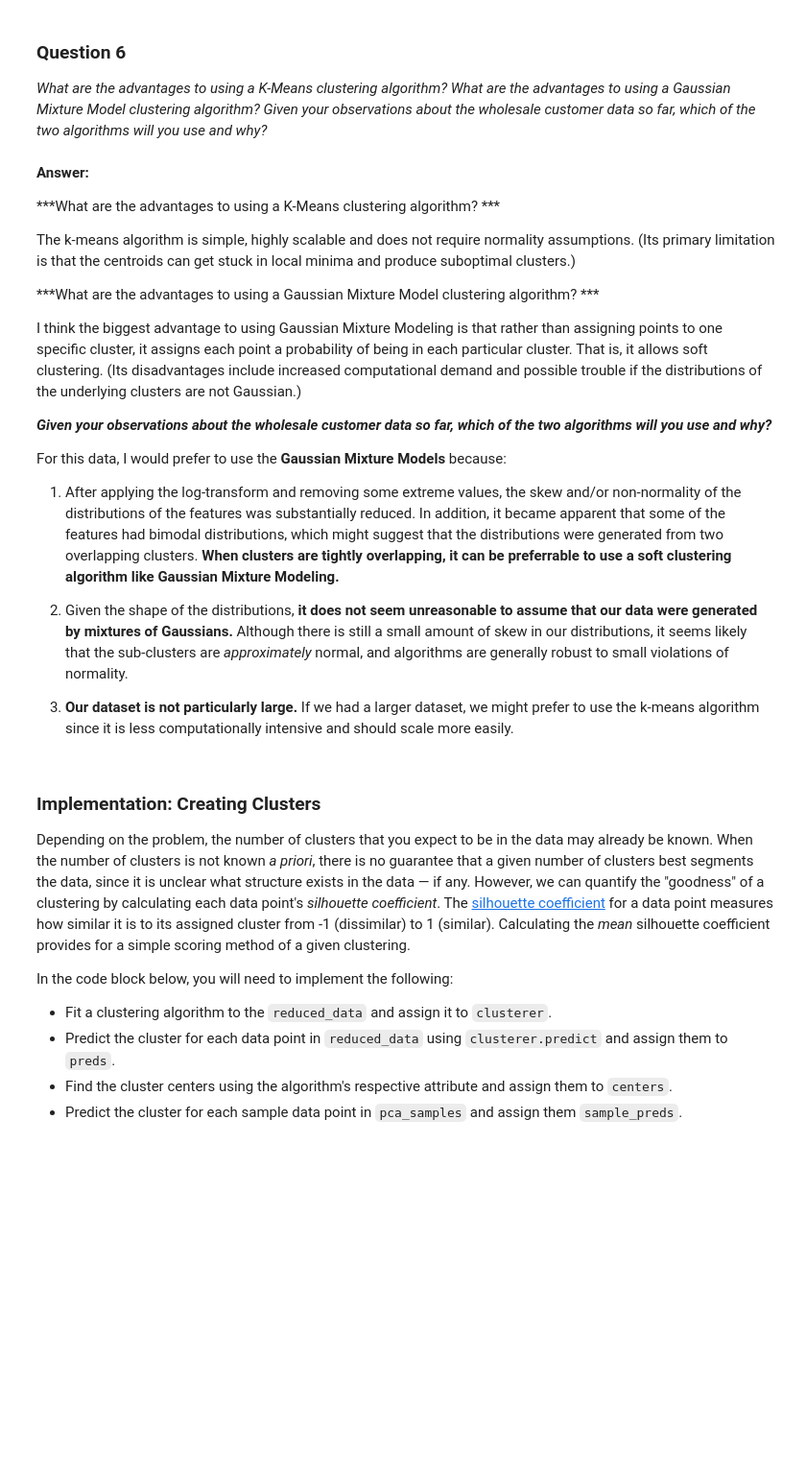
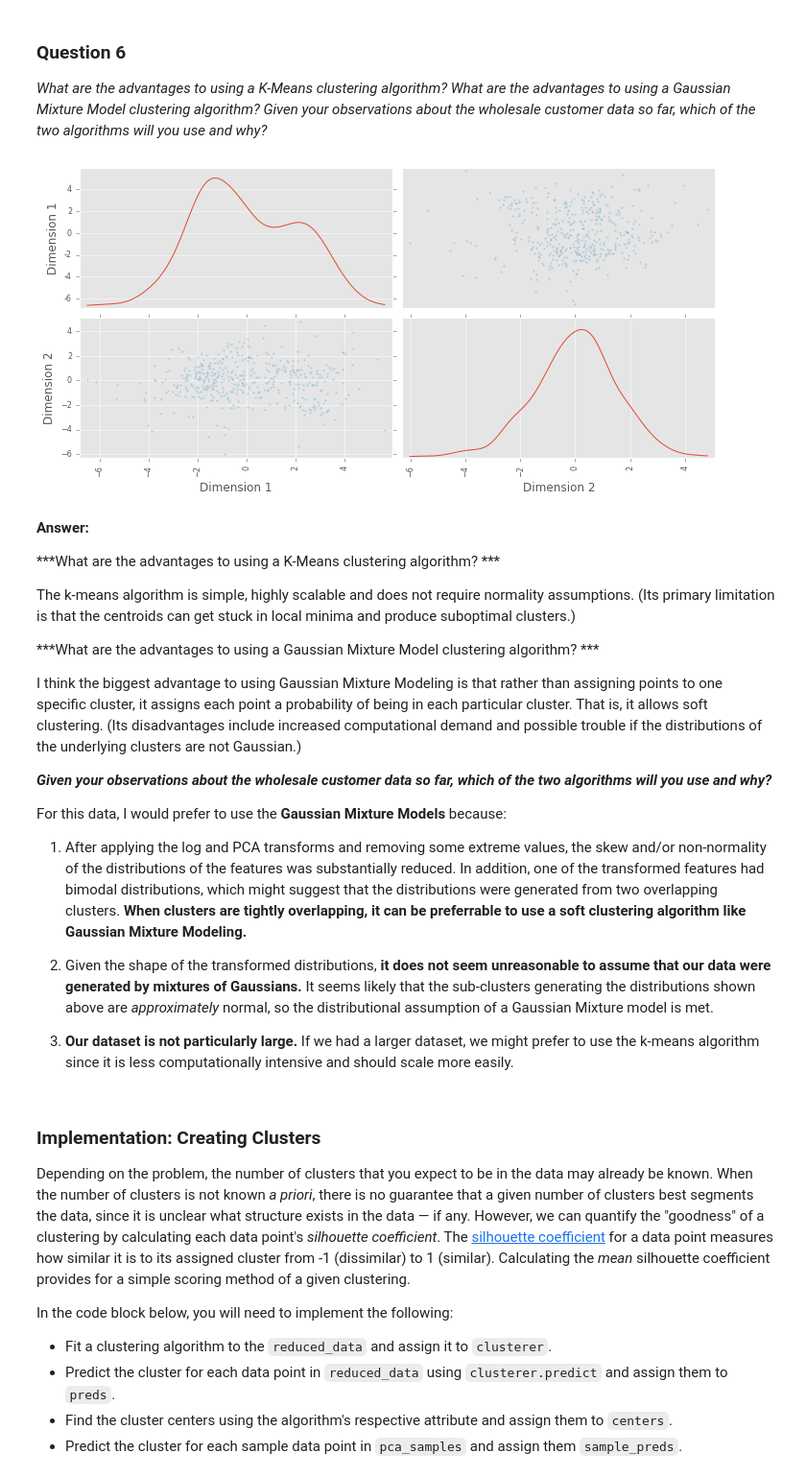
Before and after one commit to alextrickey/creating_customer_segments, a Jupyter notebook: customer_segments.ipynb, the cells around one changed output. Shown at 96% size. Cells and saved outputs as stored; diff of their text form; code cells hidden in the pictures; blank space fills up the shorter version.

```diff
--- a/customer_segments.ipynb
+++ b/customer_segments.ipynb
@@ -450,6 +450,12 @@ In this section, you will choose to use either a K-Means clustering algorithm or
 # %% [markdown]
 ### Question 6
 *What are the advantages to using a K-Means clustering algorithm? What are the advantages to using a Gaussian Mixture Model clustering algorithm? Given your observations about the wholesale customer data so far, which of the two algorithms will you use and why?*
+# %%
+#Check distributions of features after PCA transform
+pd.scatter_matrix(reduced_data, alpha = 0.3, figsize = (10,5), diagonal = 'kde');
+plt.tight_layout()
+# %% [output]
+[figure, added]
 # %% [markdown]
 **Answer:**
 
@@ -465,9 +471,9 @@ I think the biggest advantage to using Gaussian Mixture Modeling is that rather
 
 For this data, I would prefer to use the **Gaussian Mixture Models** because:
 
-1. After applying the log-transform and removing some extreme values, the skew and/or non-normality of the distributions of the features was substantially reduced. In addition, it became apparent that some of the features had bimodal distributions, which might suggest that the distributions were generated from two overlapping clusters. **When clusters are tightly overlapping, it can be preferrable to use a soft clustering algorithm like Gaussian Mixture Modeling.**
+1. After applying the log and PCA transforms and removing some extreme values, the skew and/or non-normality of the distributions of the features was substantially reduced. In addition, one of the transformed features had bimodal distributions, which might suggest that the distributions were generated from two overlapping clusters. **When clusters are tightly overlapping, it can be preferrable to use a soft clustering algorithm like Gaussian Mixture Modeling.**
 
-2. Given the shape of the distributions, **it does not seem unreasonable to assume that our data were generated by mixtures of Gaussians.** Although there is still a small amount of skew in our distributions, it seems likely that the sub-clusters are *approximately* normal, and algorithms are generally robust to small violations of normality.
+2. Given the shape of the transformed distributions, **it does not seem unreasonable to assume that our data were generated by mixtures of Gaussians.** It seems likely that the sub-clusters generating the distributions shown above are *approximately* normal, so the distributional assumption of a Gaussian Mixture model is met.
 
 3. **Our dataset is not particularly large.** If we had a larger dataset, we might prefer to use the k-means algorithm since it is less computationally intensive and should scale more easily.
 # %% [markdown]
```
Also changed, not shown: parts of 14 cells of this notebook.
